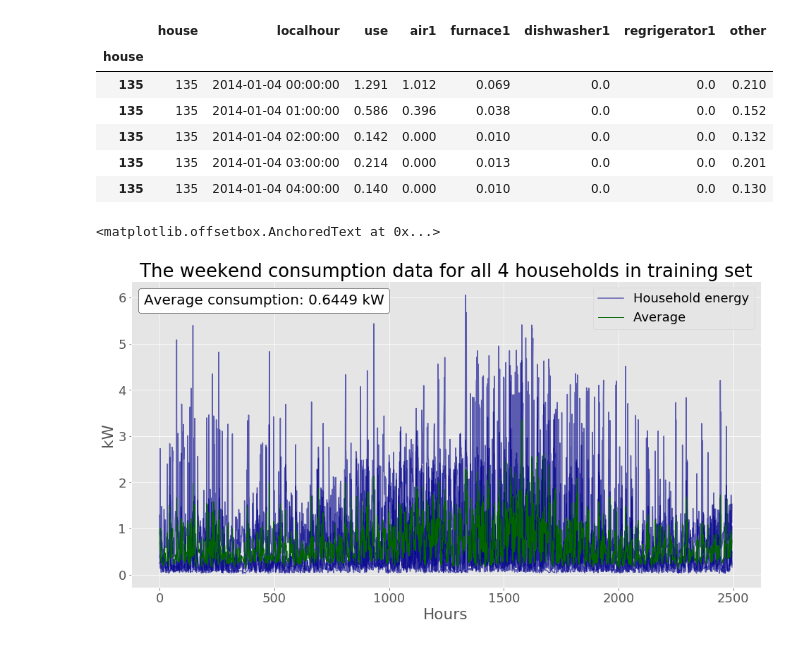
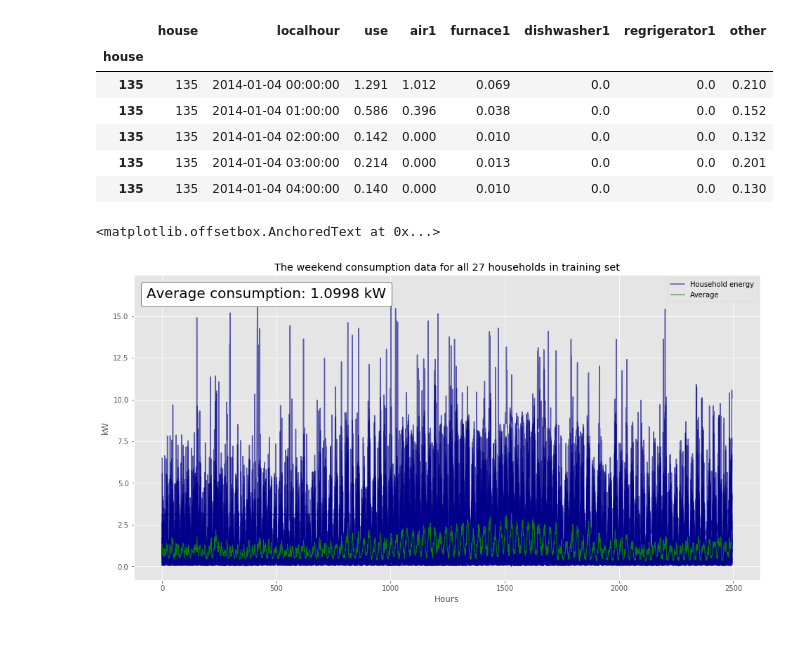
Before and after one commit to bondxue/Discriminative-Sparse-Coding-for-Energy-Disaggregation, a Jupyter notebook: dataprocess.ipynb, the cells around one changed output. Cells and saved outputs as stored; diff of their text form; code cells hidden in the pictures.

```diff
--- a/dataprocess.ipynb
+++ b/dataprocess.ipynb
@@ -31,25 +32,33 @@ from collections import defaultdict
 # %%
 def read_data():
+    df = pd.DataFrame()
+    houses = []
+    path = "datasets/*.csv"
+    for fname in glob.glob(path):
+        house_df = pd.read_csv(fname)
+        houseID = int(fname.split('.')[0].split('\\')[1])
 
-    houses = [135, 275, 580, 898]
-    df = pd.DataFrame()
-    for house in houses:
-        house_df = pd.read_csv('datasets/{}.csv'.format(str(house)))
         house_df['DateTime'] = pd.to_datetime(house_df['DateTime'])
+        mask = (house_df['DateTime'] >= '2014-1-1') & (house_df['DateTime'] < '2015-1-1')
+        house_df = house_df.loc[mask]
         house_df = house_df.set_index('DateTime')
         house_df = house_df.resample('1H').first()  # resample from 15 mins to 1 hour
         house_df = house_df.reset_index(drop=False)
-        print(len(house_df))
 
-        house_df.columns = ['localhour', 'use', 'air1', 'furnace1', 'dishwasher1', 'regrigerator1']
-        appliances_sum = house_df[['air1', 'furnace1', 'dishwasher1', 'regrigerator1']].sum(axis=1)
-        house_df['other'] = house_df['use'].subtract(appliances_sum)
-        house_df['house'] = house
-        house_df = house_df.set_index('house')
-        df = pd.concat([df, house_df])
+        if len(house_df) == 8760 and house_df.isnull().sum().sum() <= 100: # one year hours
+            houses.append(houseID)
+            house_df.columns = ['localhour', 'use', 'air1', 'furnace1', 'dishwasher1', 'regrigerator1']
+            house_df = house_df.fillna(method='pad')
+            house_df['regrigerator1'] = house_df['regrigerator1'].fillna(method='ffill')
+            appliances_sum = house_df[['air1', 'furnace1', 'dishwasher1', 'regrigerator1']].sum(axis=1)
+            house_df['other'] = house_df['use'].subtract(appliances_sum)
+            house_df['house'] = houseID
+            house_df = house_df.set_index('house')
 
-    return df
+            df = pd.concat([df, house_df])
 
-df = read_data()
+    return df, houses
+
+df, houses = read_data()
 df.head()
 # %% [output]
@@ -347,35 +363,35 @@ fig, ax = plt.subplots(figsize=(16, 8))
 houses = df.index.unique()
 i = 0
 for house in houses:
     df.loc[house,'use'].reset_index(drop=True).plot(color='DarkBlue', alpha=0.6, label='Household energy' if i == 0 else '', ax=ax)
     i += 1
 
 mean_use = np.mean(np.where(np.isnan(average_use), ma.array(average_use, mask=np.isnan(average_use)).mean(axis=0), average_use))
 
 s = pd.Series(average_use)
 s_df = pd.DataFrame({'Average':s})
 #df_use.set_index()
 
-s_df.plot(color='DarkGreen',label='Average Use',lw=1, ax=ax)
+s_df.plot(color='Green',label='Average Use',lw=1, ax=ax)
 
 plt.title('The weekend consumption data for all {} households in training set'.format(len(houses)))
 plt.xlabel('Hours')
 plt.ylabel('kW')
 from collections import OrderedDict
 handles, labels = plt.gca().get_legend_handles_labels()
 by_label = OrderedDict(zip(labels, handles))
 plt.legend(by_label.values(), by_label.keys())
 
 from mpl_toolkits.axes_grid.anchored_artists import AnchoredText
 at = AnchoredText("Average consumption: {:.4f} kW".format(mean_use),
                   prop=dict(size=20), frameon=True,
                   loc=2,
                   )
 at.patch.set_boxstyle("round,pad=0.,rounding_size=0.2")
 ax.add_artist(at)
 # %% [output]
 <matplotlib.offsetbox.AnchoredText at 0x...>
-[figure, old version]
+[figure, new version]
 # %%
 df = pd.read_csv('weekdayspecanhour2014')
 df = df.set_index(df['house'])
```
Also changed, not shown: parts of 16 cells of this notebook.
